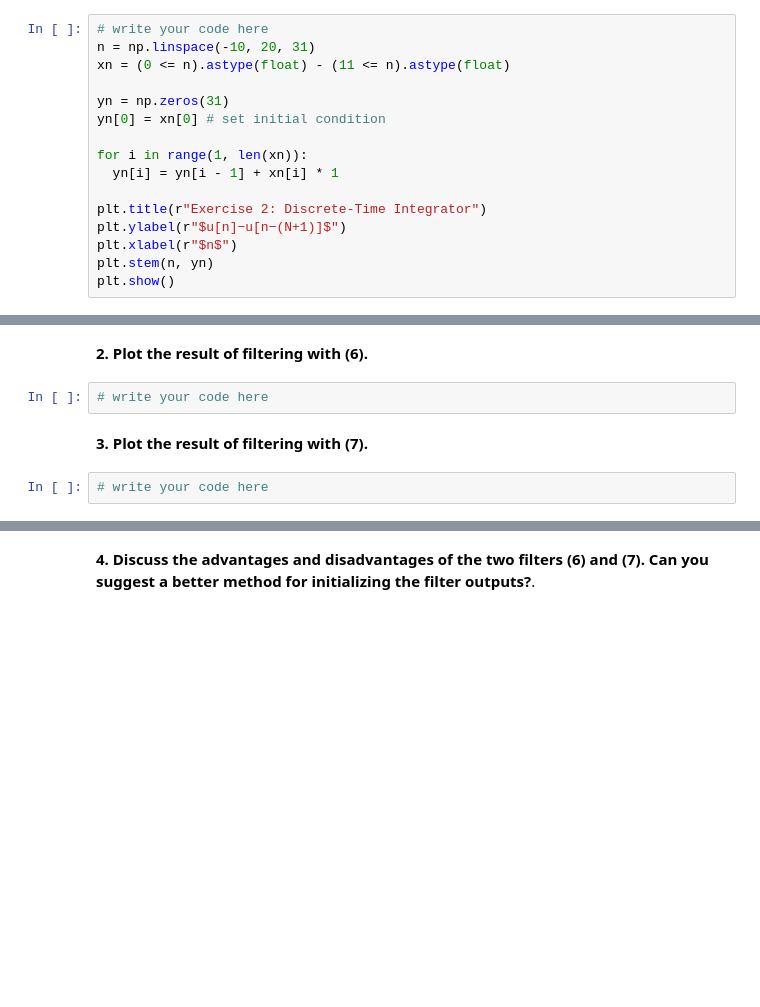
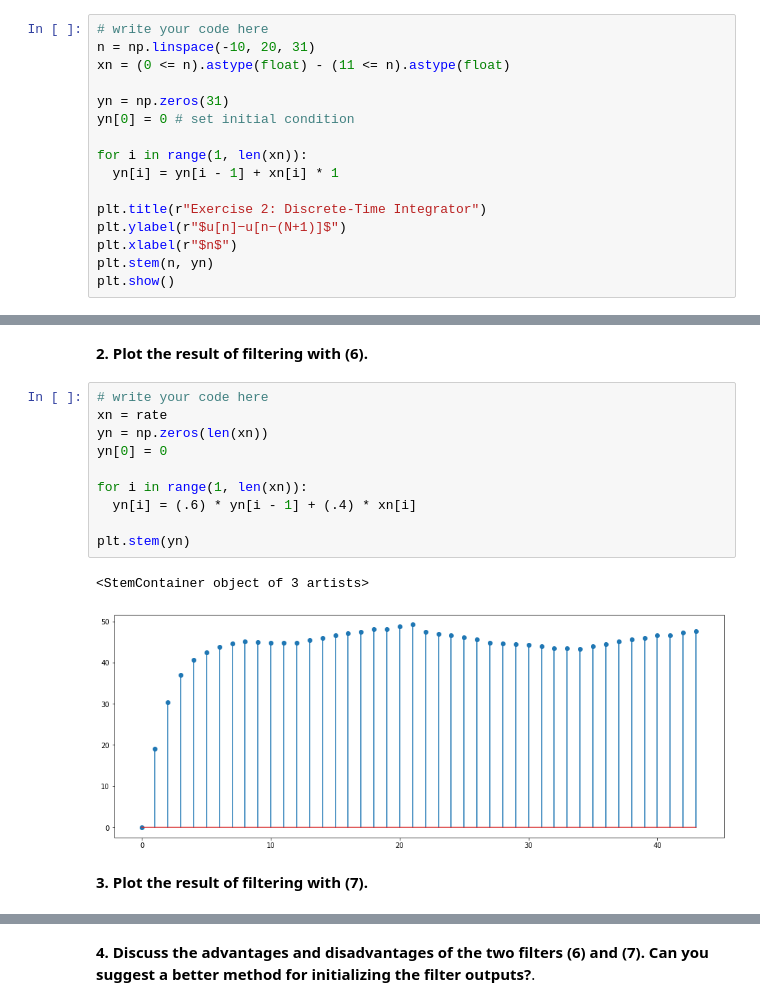
Before and after one commit to cdavin2/dsp_lab02, a Jupyter notebook: lab02_instructions.ipynb, the cells around one changed output, grey strips where cells are left out. Saved outputs shown, nothing was run; the diff lists cells and outputs as text; blank space fills up the shorter version.

```diff
--- a/lab02_instructions.ipynb
+++ b/lab02_instructions.ipynb
@@ -111,7 +111,7 @@ n = np.linspace(-10, 20, 31)
 xn = (0 <= n).astype(float) - (11 <= n).astype(float)
 
 yn = np.zeros(31)
-yn[0] = xn[0] # set initial condition
+yn[0] = 0 # set initial condition
 
 for i in range(1, len(xn)):
   yn[i] = yn[i - 1] + xn[i] * 1
@@ -573,8 +564,17 @@ rate = np.load("stockrates.npy")
 # %% [markdown]
 **2. Plot the result of filtering with (6).**
-# %%
-# write your code here
+# %%
+# write your code here
+xn = rate
+yn = np.zeros(len(xn))
+yn[0] = 0
+
+for i in range(1, len(xn)):
+  yn[i] = (.6) * yn[i - 1] + (.4) * xn[i]
+
+plt.stem(yn)
+# %% [output]
+<StemContainer object of 3 artists>
+[figure, added]
 # %% [markdown]
 **3. Plot the result of filtering with (7).**
-# %%
-# write your code here
```
Also changed, not shown: parts of 22 cells of this notebook.
